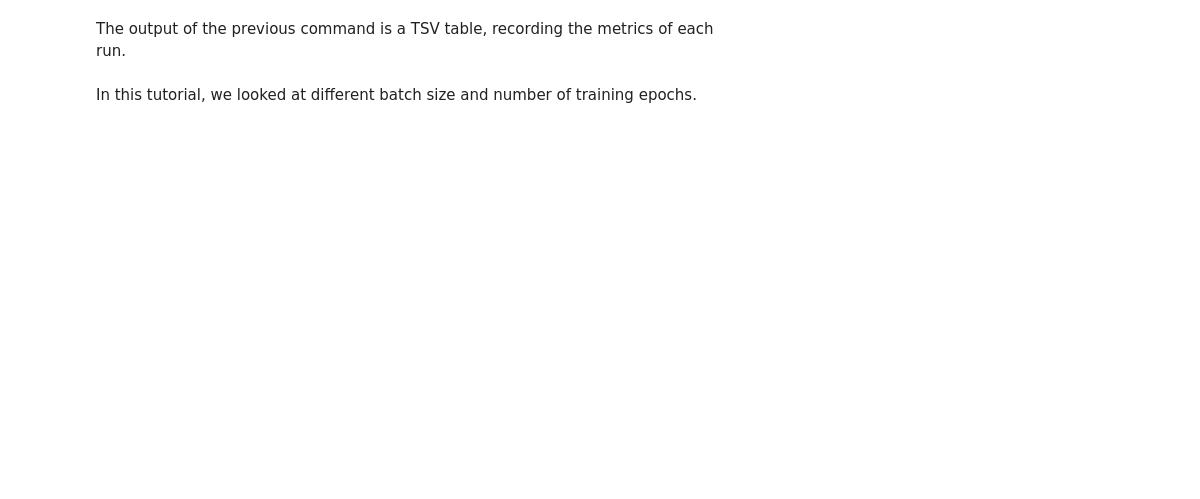
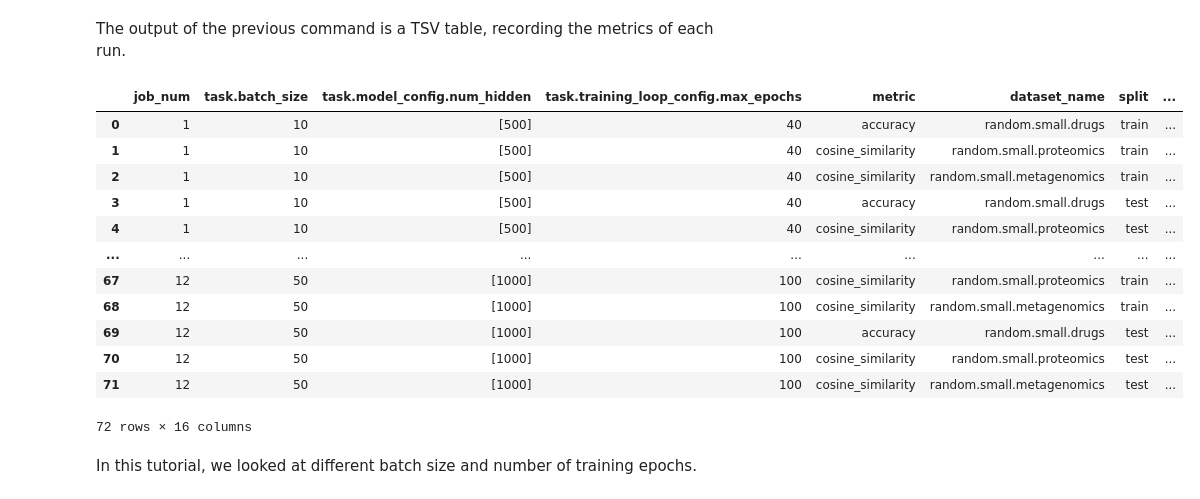
Before and after one commit to RasmussenLab/MOVE, a Jupyter notebook: tutorial/notebooks/02 Tune model.ipynb, the cells around one changed output. Drawn from its saved outputs; the diff is of its cells as text; code cells hidden in the pictures; blank space fills up the shorter version.

```diff
--- a/tutorial/notebooks/02 Tune model.ipynb
+++ b/tutorial/notebooks/02 Tune model.ipynb
@@ -49,3 +31,19 @@ results = pd.read_csv("results/tune_model/reconstruction_stats.tsv", sep="\t")
+# %%
+results
+# %% [output]
+|  | job_num | task.batch_size | task.model_config.num_hidden | task.training_loop_config.max_epochs | metric | dataset_name | split | ... |
+| 0 | 1 | 10 | [500] | 40 | accuracy | random.small.drugs | train | ... |
+| 1 | 1 | 10 | [500] | 40 | cosine_similarity | random.small.proteomics | train | ... |
+| 2 | 1 | 10 | [500] | 40 | cosine_similarity | random.small.metagenomics | train | ... |
+| 3 | 1 | 10 | [500] | 40 | accuracy | random.small.drugs | test | ... |
+| 4 | 1 | 10 | [500] | 40 | cosine_similarity | random.small.proteomics | test | ... |
+| ... | ... | ... | ... | ... | ... | ... | ... | ... |
+| 67 | 12 | 50 | [1000] | 100 | cosine_similarity | random.small.proteomics | train | ... |
+| 68 | 12 | 50 | [1000] | 100 | cosine_similarity | random.small.metagenomics | train | ... |
+| 69 | 12 | 50 | [1000] | 100 | accuracy | random.small.drugs | test | ... |
+| 70 | 12 | 50 | [1000] | 100 | cosine_similarity | random.small.proteomics | test | ... |
+| 71 | 12 | 50 | [1000] | 100 | cosine_similarity | random.small.metagenomics | test | ... |
+72 rows × 16 columns
 # %% [markdown]
 In this tutorial, we looked at different batch size and number of training
 epochs.
```
Also changed, not shown: parts of 4 cells of this notebook, 4 other files.
